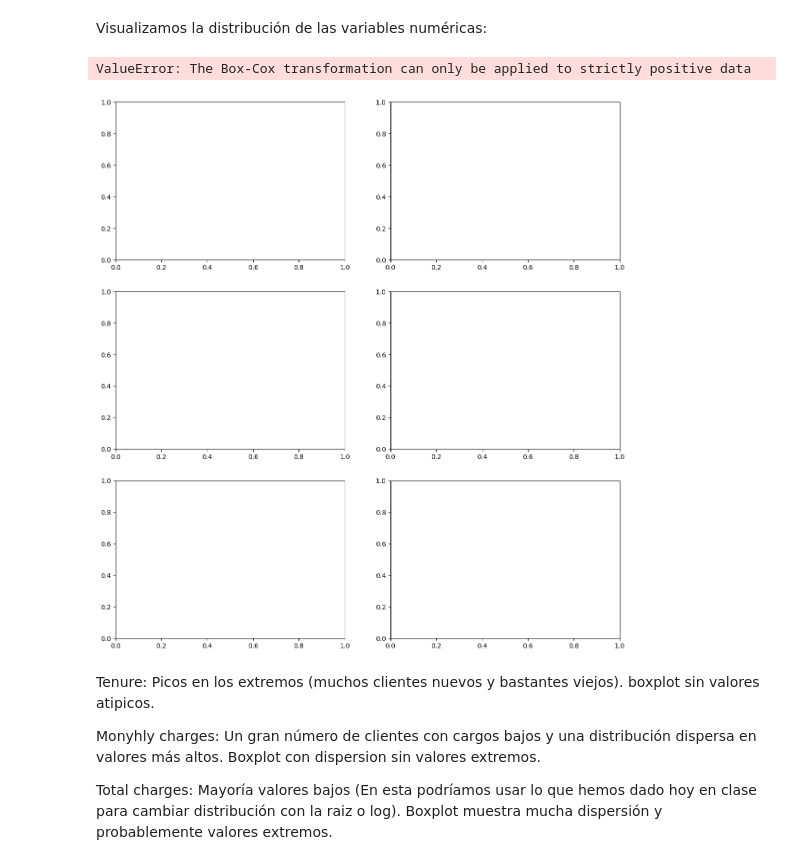
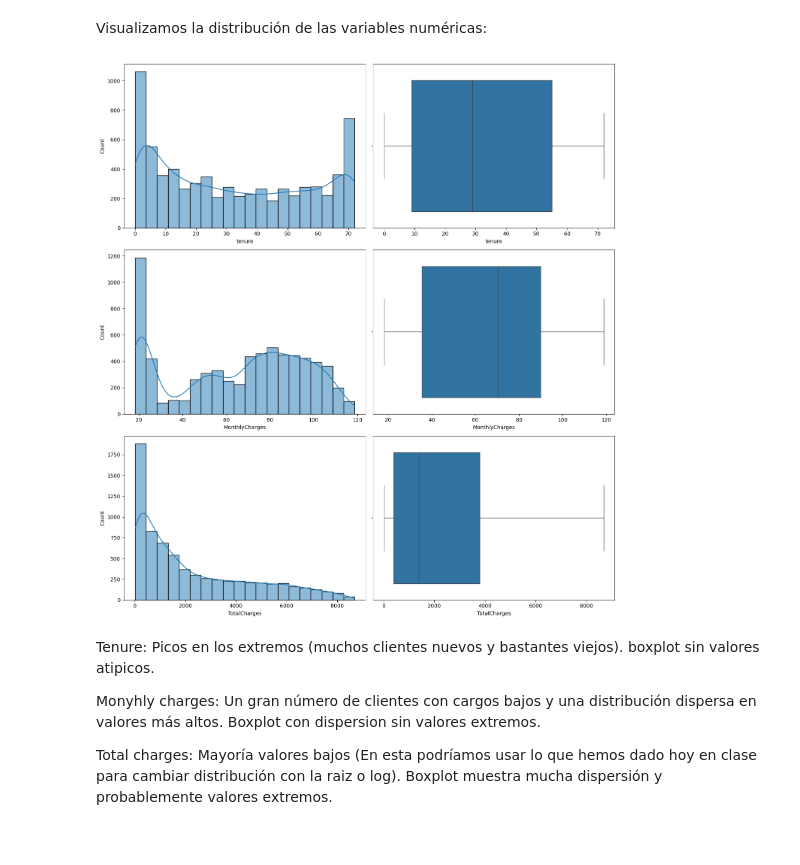
Before and after one commit to GOIH/MineriaDatos, a Jupyter notebook: analisis.ipynb, the cells around one changed output. Drawn from its saved outputs; the diff is of its cells as text; code cells hidden in the pictures.

```diff
--- a/analisis.ipynb
+++ b/analisis.ipynb
@@ -145,18 +153,14 @@ Podemos observar que las clases están algo desbalanceadas, pero puede tratarse
 Visualizamos la distribución de las variables numéricas:
 # %%
 fig, axes = plt.subplots(nrows=len(variables_numericas), ncols=2, figsize=(14, 15))
-
-pt = PowerTransformer(method='box-cox')
-X_boxcox = pd.DataFrame(pt.fit_transform(X[variables_numericas]), columns=variables_numericas)
 
 for i in range(len(variables_numericas)):
     sns.histplot(data=X, x=variables_numericas[i], ax=axes[i, 0], bins=20, kde=True)
     sns.boxplot(data=X, x=variables_numericas[i], ax=axes[i, 1])
 
 fig.tight_layout()
 # %% [output]
-ValueError: The Box-Cox transformation can only be applied to strictly positive data
-[figure, old version]
+[figure, new version]
 # %% [markdown]
 Tenure: Picos en los extremos (muchos clientes nuevos y bastantes viejos). boxplot sin valores atipicos.
 
```
Also changed, not shown: parts of 25 cells of this notebook.
